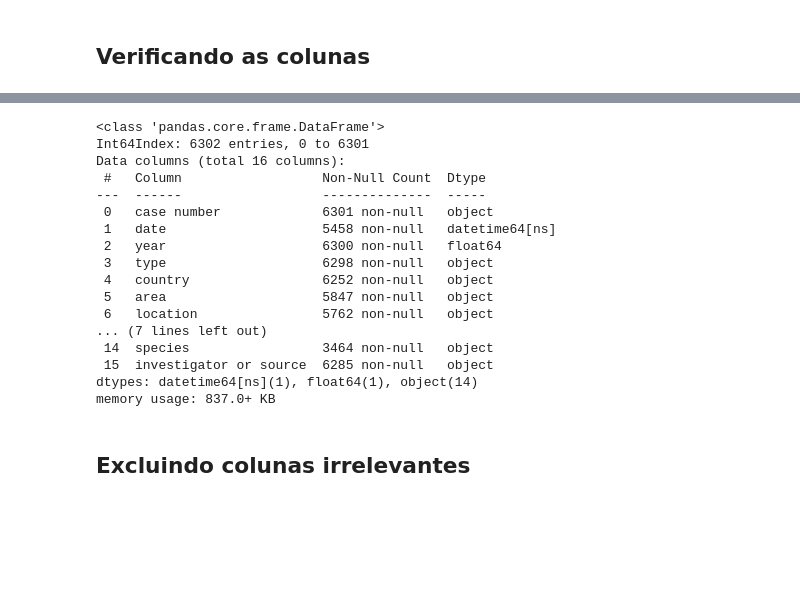
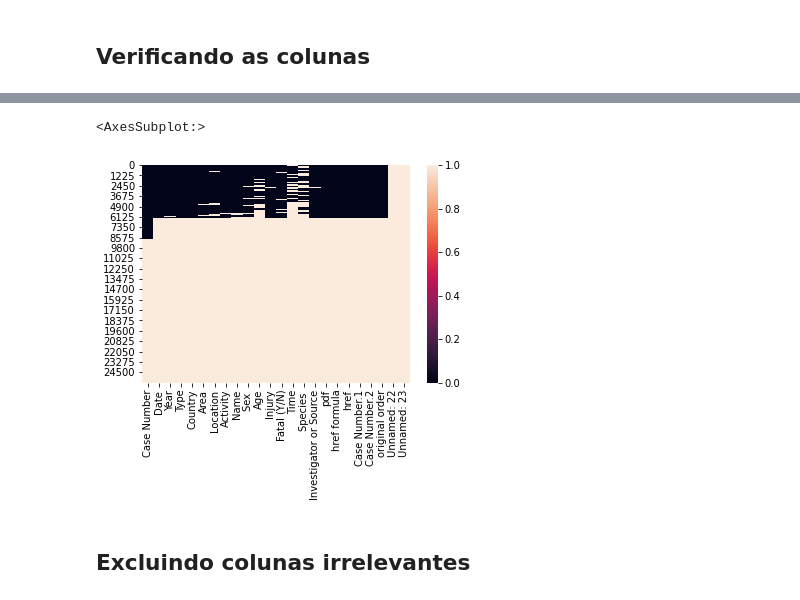
Before and after one commit to solakamiashiro/project1, a Jupyter notebook: shark_attack.ipynb, the cells around one changed output, grey strips where cells are left out. Cells and saved outputs as stored; diff of their text form; code cells hidden in the pictures; blank space fills up the shorter version.

```diff
--- a/shark_attack.ipynb
+++ b/shark_attack.ipynb
@@ -59,24 +53,10 @@ case number                  1
 dtype: int64
-# %%
-attacks.info()
-# %% [output]
-<class 'pandas.core.frame.DataFrame'>
-Int64Index: 6302 entries, 0 to 6301
-Data columns (total 16 columns):
- #   Column                  Non-Null Count  Dtype
----  ------                  --------------  -----
- 0   case number             6301 non-null   object
- 1   date                    5458 non-null   datetime64[ns]
- 2   year                    6300 non-null   float64
- 3   type                    6298 non-null   object
- 4   country                 6252 non-null   object
- 5   area                    5847 non-null   object
- 6   location                5762 non-null   object
-... (7 lines left out)
- 14  species                 3464 non-null   object
- 15  investigator or source  6285 non-null   object
-dtypes: datetime64[ns](1), float64(1), object(14)
-memory usage: 837.0+ KB
+# %%
+import seaborn as sns
+sns.heatmap(attacks.isnull())
+# %% [output]
+<AxesSubplot:>
+[figure, added]
 # %% [markdown]
 ## Excluindo colunas irrelevantes
 # %%
```
Also changed, not shown: parts of 22 cells of this notebook, 2 other files.
